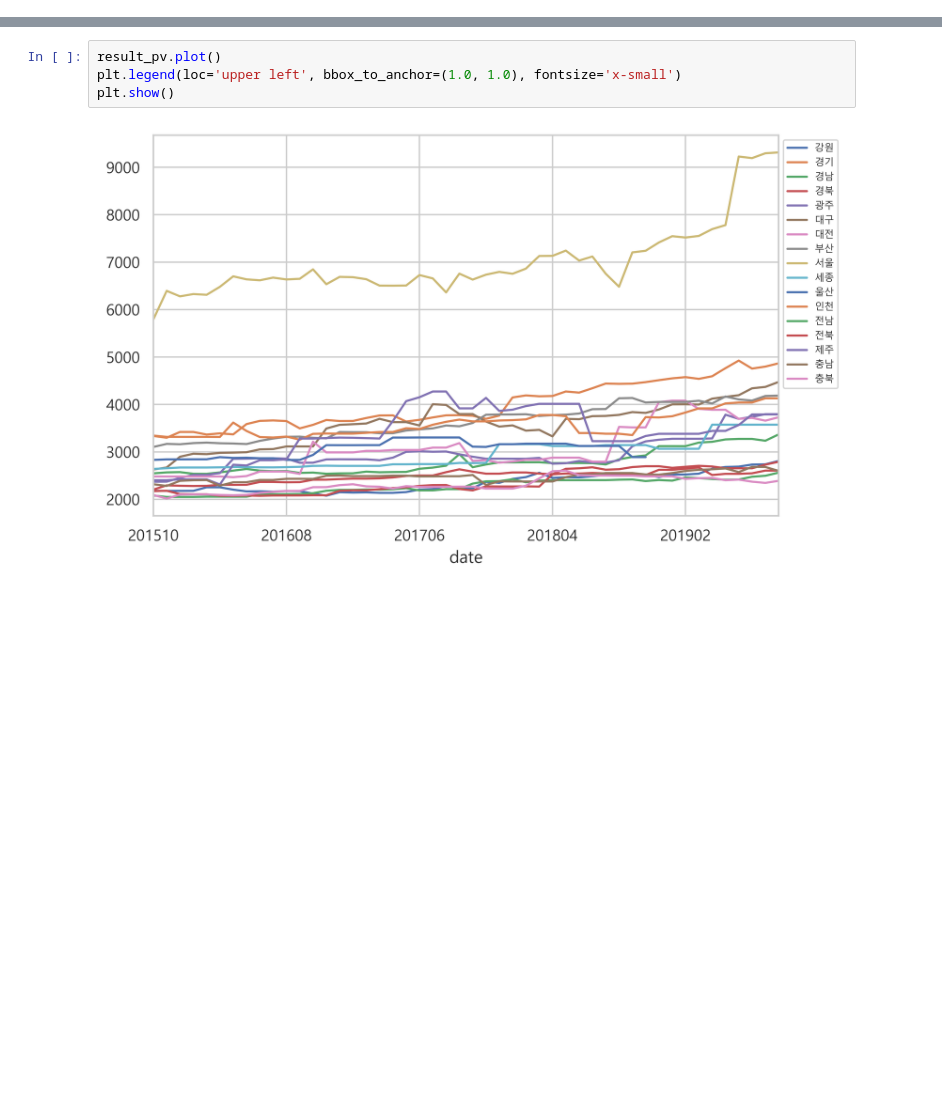
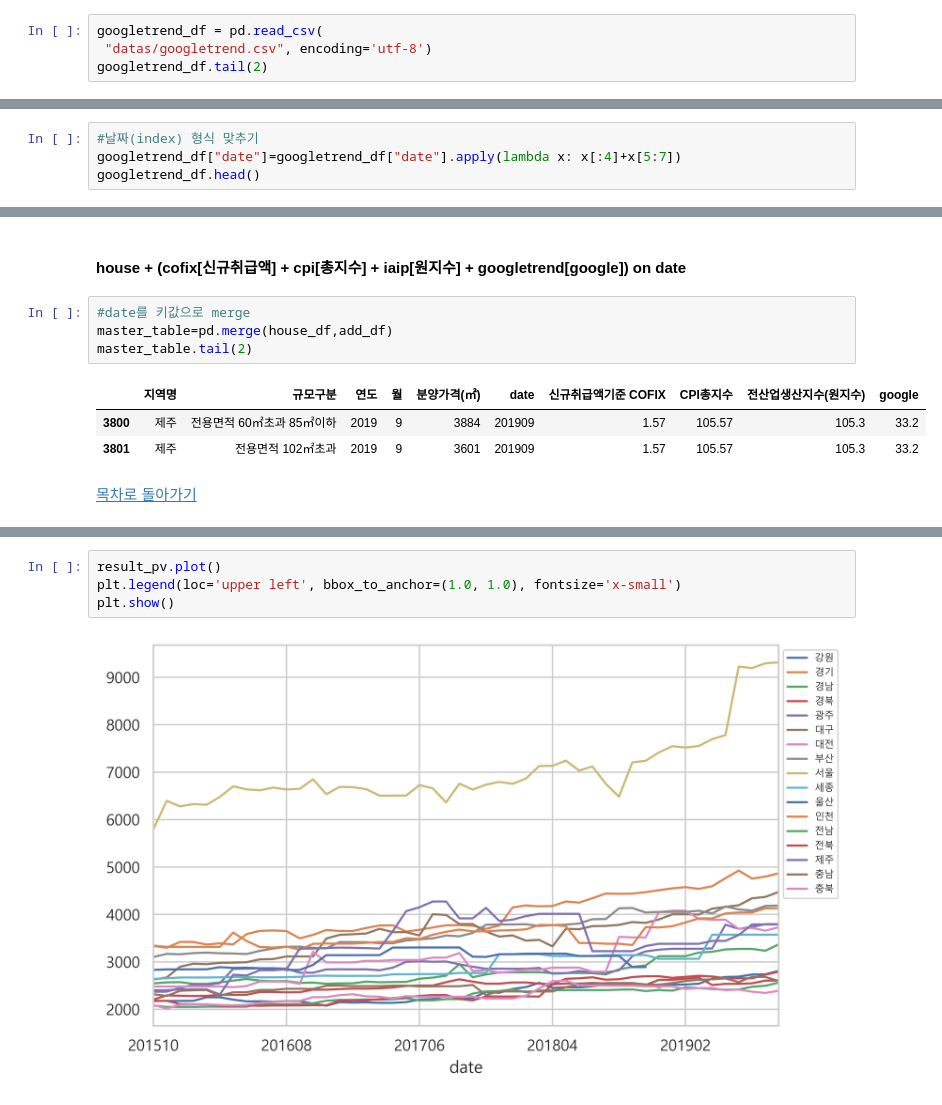
Before and after one commit to trhgu/EDA_project, a Jupyter notebook: EDA_final.ipynb, the cells around one changed output, grey strips where cells are left out. Saved outputs shown, nothing was run; the diff lists cells and outputs as text; blank space fills up the shorter version.

```diff
--- a/preprocess_python.ipynb
+++ b/EDA_final.ipynb
@@ -494,0 +238,4 @@ result_pv.head(3)
+# %%
+googletrend_df = pd.read_csv(
+ "datas/googletrend.csv", encoding='utf-8')
+googletrend_df.tail(2)
@@ -494,0 +246,4 @@ result_pv.head(3)
+# %%
+#날짜(index) 형식 맞추기
+googletrend_df["date"]=googletrend_df["date"].apply(lambda x: x[:4]+x[5:7])
+googletrend_df.head()
@@ -494,0 +292,12 @@ result_pv.head(3)
+# %% [markdown]
+#### house + (cofix[신규취급액] + cpi[총지수] + iaip[원지수] + googletrend[google]) on date
+# %%
+#date를 키값으로 merge
+master_table=pd.merge(house_df,add_df)
+master_table.tail(2)
+# %% [output]
+|  | 지역명 | 규모구분 | 연도 | 월 | 분양가격(㎡) | date | 신규취급액기준 COFIX | CPI총지수 | 전산업생산지수(원지수) | google |
+| 3800 | 제주 | 전용면적 60㎡초과 85㎡이하 | 2019 | 9 | 3884 | 201909 | 1.57 | 105.57 | 105.3 | 33.2 |
+| 3801 | 제주 | 전용면적 102㎡초과 | 2019 | 9 | 3601 | 201909 | 1.57 | 105.57 | 105.3 | 33.2 |
+# %% [markdown]
+[목차로 돌아가기](#목차)
```
Also changed, not shown: parts of 144 cells of this notebook, 10 other files.
